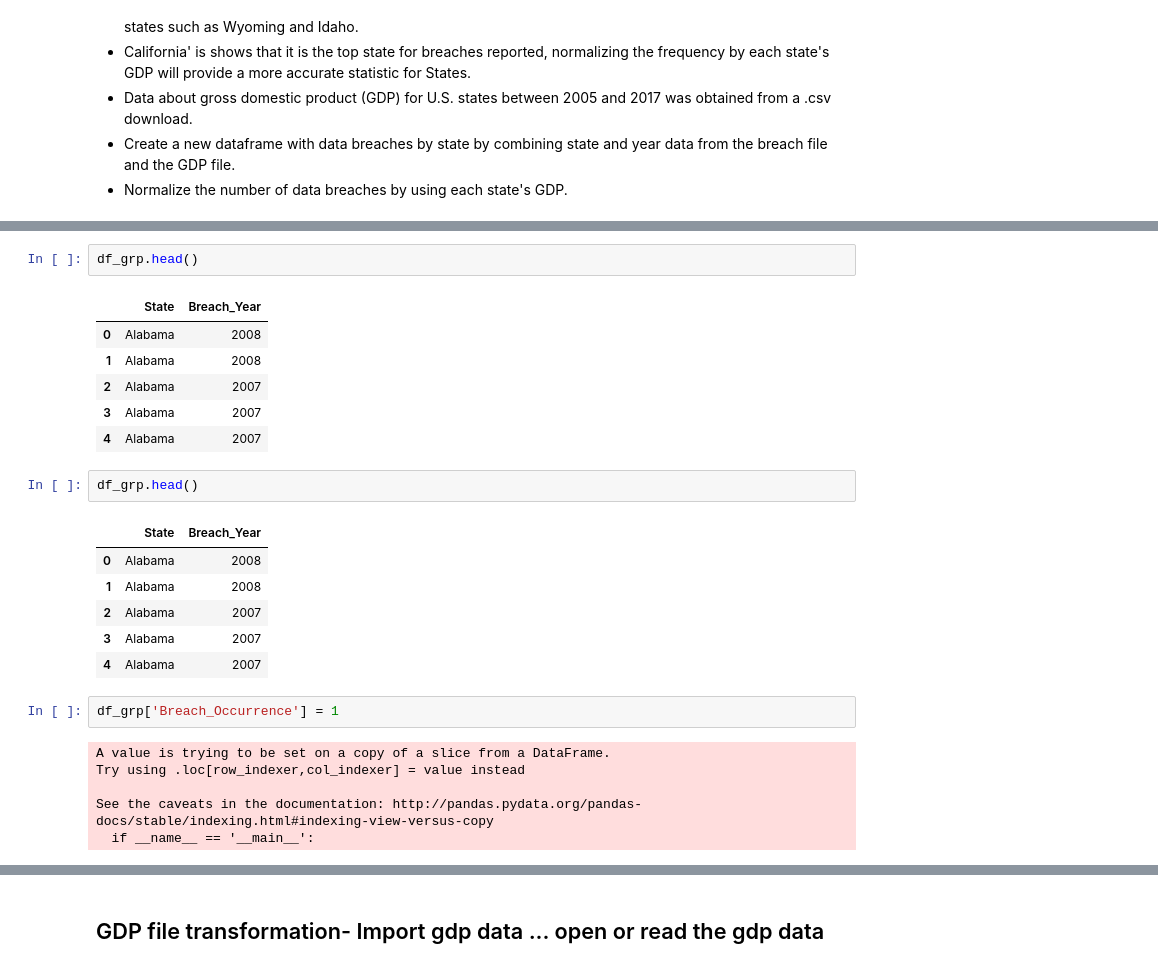
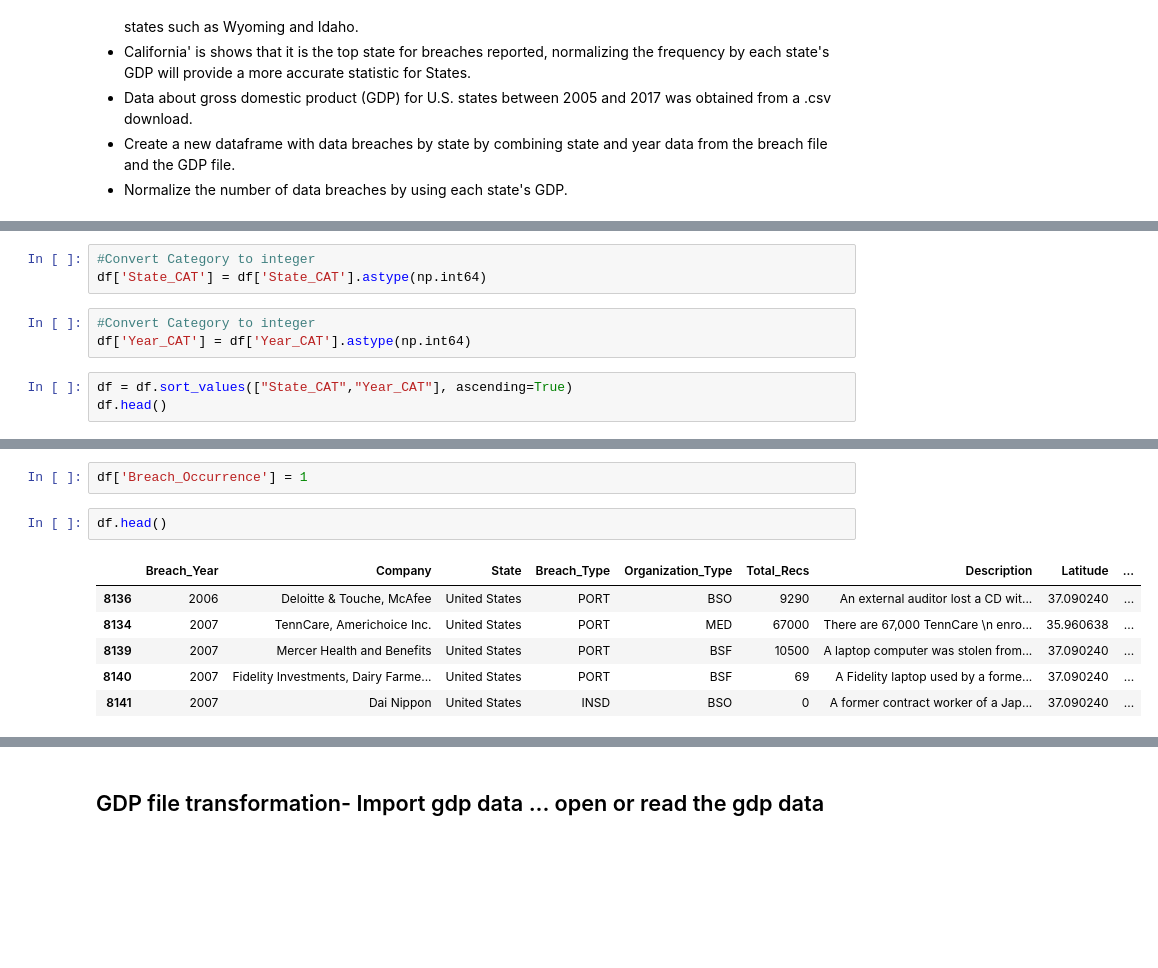
Before and after one commit to dmrod01/Capstone, a Jupyter notebook: Data_Breaches_Cleaning_Transformation.ipynb, the cells around one changed output, grey strips where cells are left out. Drawn from its saved outputs; the diff is of its cells as text; blank space fills up the shorter version.

```diff
--- a/Data_Breaches_Cleaning_Transformation.ipynb
+++ b/Data_Breaches_Cleaning_Transformation.ipynb
@@ -565,0 +478,9 @@ df_grp = df[['State', 'Breach_Year']]
+# %%
+#Convert Category to integer
+df['State_CAT'] = df['State_CAT'].astype(np.int64)
+# %%
+#Convert Category to integer
+df['Year_CAT'] = df['Year_CAT'].astype(np.int64)
+# %%
+df = df.sort_values(["State_CAT","Year_CAT"], ascending=True)
+df.head()
@@ -566,26 +494,11 @@ df_grp = df[['State', 'Breach_Year']]
+# %%
+df['Breach_Occurrence'] = 1
 # %%
-df_grp.head()
+df.head()
 # %% [output]
-|  | State | Breach_Year |
-| 0 | Alabama | 2008 |
-| 1 | Alabama | 2008 |
-| 2 | Alabama | 2007 |
-| 3 | Alabama | 2007 |
-| 4 | Alabama | 2007 |
+|  | Breach_Year | Company | State | Breach_Type | Organization_Type | Total_Recs | Description | Latitude | ... |
+| 8136 | 2006 | Deloitte & Touche, McAfee | United States | PORT | BSO | 9290 | An external auditor lost a CD wit... | 37.090240 | ... |
+| 8134 | 2007 | TennCare, Americhoice Inc. | United States | PORT | MED | 67000 | There are 67,000 TennCare \n enro... | 35.960638 | ... |
+| 8139 | 2007 | Mercer Health and Benefits | United States | PORT | BSF | 10500 | A laptop computer was stolen from... | 37.090240 | ... |
+| 8140 | 2007 | Fidelity Investments, Dairy Farme... | United States | PORT | BSF | 69 | A Fidelity laptop used by a forme... | 37.090240 | ... |
+| 8141 | 2007 | Dai Nippon | United States | INSD | BSO | 0 | A former contract worker of a Jap... | 37.090240 | ... |
-# %%
-df_grp.head()
-# %% [output]
-|  | State | Breach_Year |
-| 0 | Alabama | 2008 |
-| 1 | Alabama | 2008 |
-| 2 | Alabama | 2007 |
-| 3 | Alabama | 2007 |
-| 4 | Alabama | 2007 |
-# %%
-df_grp['Breach_Occurrence'] = 1
-# %% [output]
-A value is trying to be set on a copy of a slice from a DataFrame.
-Try using .loc[row_indexer,col_indexer] = value instead
-
-See the caveats in the documentation: http://pandas.pydata.org/pandas-docs/stable/indexing.html#indexing-view-versus-copy
-  if __name__ == '__main__':
```
Also changed, not shown: parts of 63 cells of this notebook, 1 other file.
